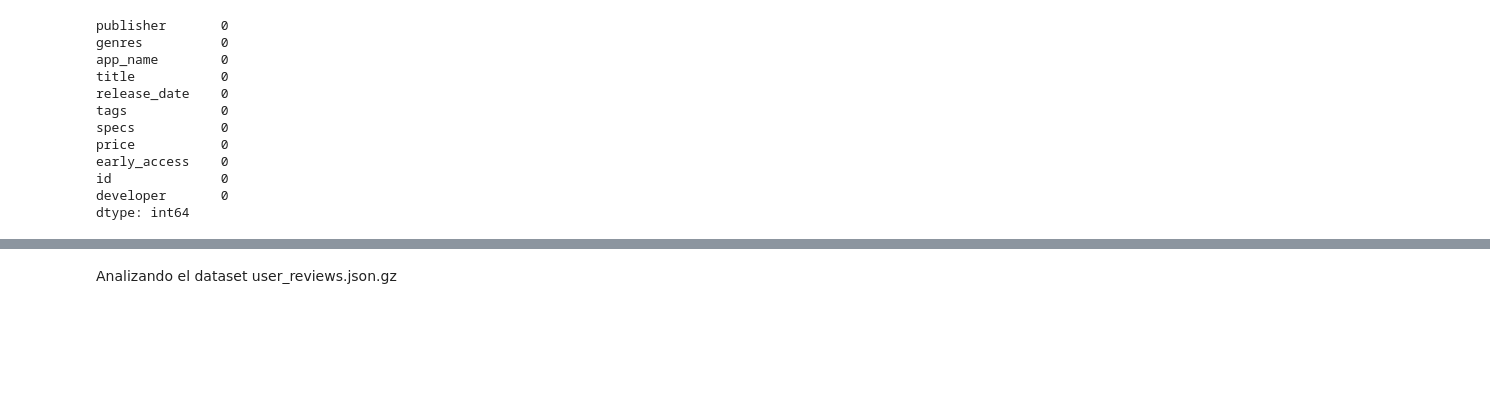
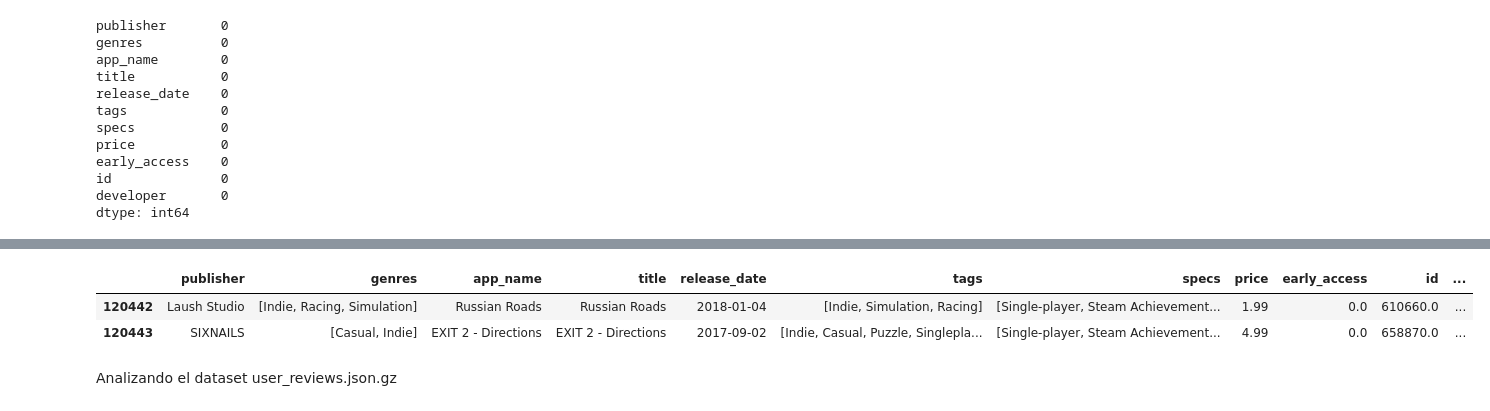
Before and after one commit to OctavioAlvarez1/proyecto-individual-1-Soy-Henry, a Jupyter notebook: etl_data.ipynb, the cells around one changed output, grey strips where cells are left out. Drawn from its saved outputs; the diff is of its cells as text; code cells hidden in the pictures; blank space fills up the shorter version.

```diff
--- a/etl_data.ipynb
+++ b/etl_data.ipynb
@@ -77,4 +75,8 @@ free_games.head()
 # %%
 #Cambio el tipo de dato de la columna "price" para poder transformar el dataframe a un archivo .parquet
 
-df_steam_games['price'] = df_steam_games['price'].astype(str)
+# Reemplazar 'Free To Play' con 0 en la columna 'price'
+df_steam_games_.loc[df_steam_games_['price'] == 'Free To Play', 'price'] = 0
+
+# Convertir la columna 'price' a tipo numérico
+df_steam_games_['price'] = pd.to_numeric(df_steam_games_['price'], errors='coerce')
@@ -80,0 +129,21 @@ df_steam_games['price'] = df_steam_games['price'].astype(str)
+# %%
+#Transformo la columna release_date a tipo date para un mejor analisis posterior:
+
+# Convertir la columna release_date a string para poder usar str.contains
+df_steam_games_['release_date'] = df_steam_games_['release_date'].astype(str)
+
+# Filtrar las filas con fechas válidas antes de la conversión
+valid_dates_mask = df_steam_games_['release_date'].str.contains(r'\b[0-9]{4}-[0-9]{2}-[0-9]{2}\b', na=False)
+df_steam_games_ = df_steam_games_[valid_dates_mask]
+
+# Convertir la columna 'release_date' a formato de fecha
+df_steam_games_['release_date'] = pd.to_datetime(df_steam_games_['release_date'], errors='coerce')
+
+# Eliminar las filas con fechas no válidas convertidas a NaT
+df_steam_games_ = df_steam_games_.dropna(subset=['release_date'])
+
+# Extraer solo el año de la columna 'release_date'
+df_steam_games_['release_year'] = df_steam_games_['release_date'].dt.year
+
+# Mostrar el DataFrame resultante
+print(df_steam_games_[['release_date', 'release_year']])
@@ -80,0 +192,6 @@ df_steam_games['price'] = df_steam_games['price'].astype(str)
+# %%
+df_steam_games_.tail(2)
+# %% [output]
+|  | publisher | genres | app_name | title | release_date | tags | specs | price | early_access | id | ... |
+| 120442 | Laush Studio | [Indie, Racing, Simulation] | Russian Roads | Russian Roads | 2018-01-04 | [Indie, Simulation, Racing] | [Single-player, Steam Achievement... | 1.99 | 0.0 | 610660.0 | ... |
+| 120443 | SIXNAILS | [Casual, Indie] | EXIT 2 - Directions | EXIT 2 - Directions | 2017-09-02 | [Indie, Casual, Puzzle, Singlepla... | [Single-player, Steam Achievement... | 4.99 | 0.0 | 658870.0 | ... |
```
Also changed, not shown: parts of 22 cells of this notebook, 9 other files.
